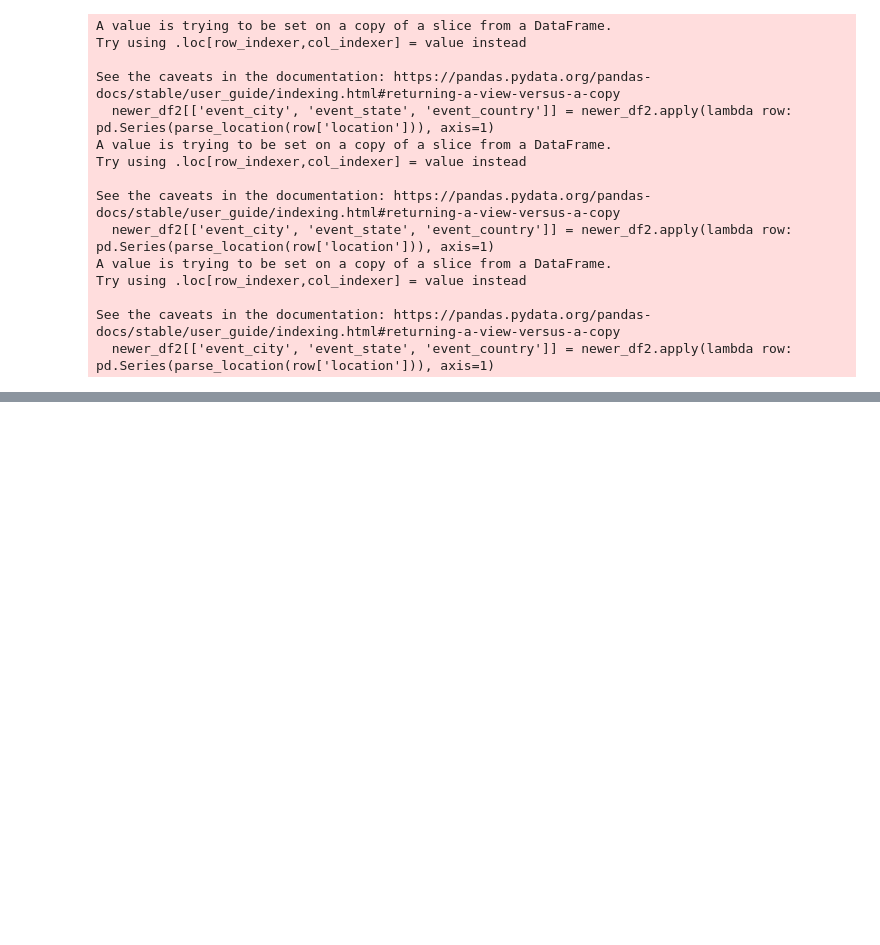
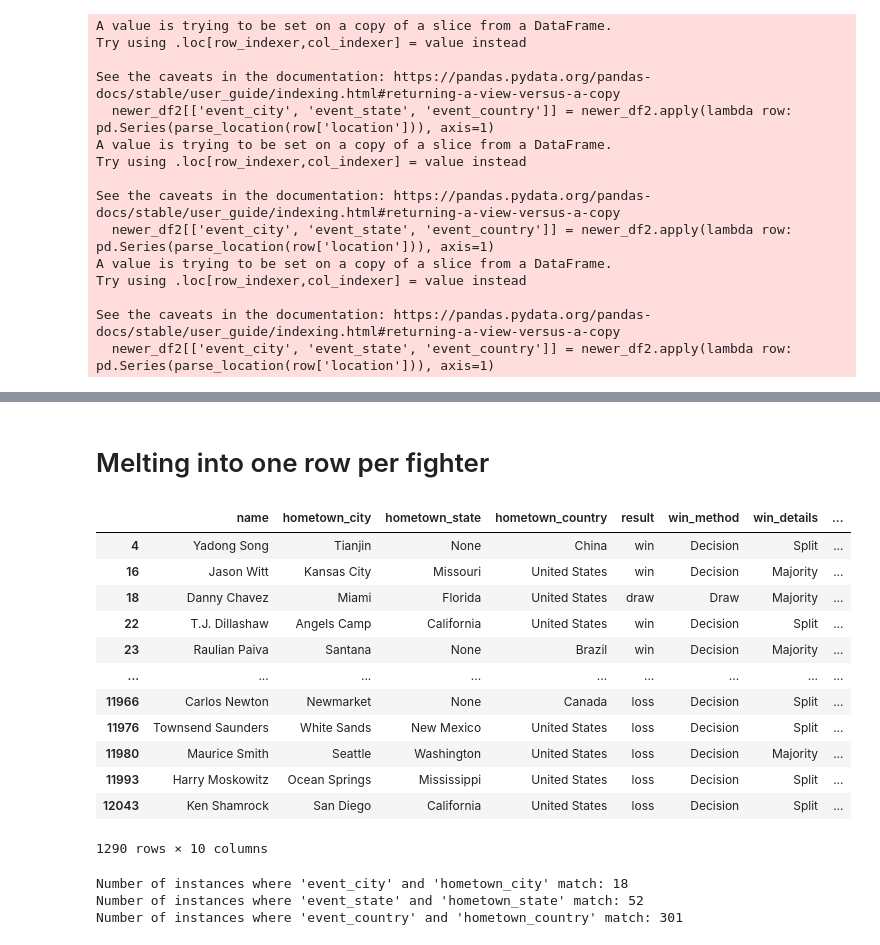
Before and after one commit to tstreet24/Sports, a Jupyter notebook: sports.ipynb, the cells around one changed output, grey strips where cells are left out. Drawn from its saved outputs; the diff is of its cells as text; code cells hidden in the pictures; blank space fills up the shorter version.

```diff
--- a/sports.ipynb
+++ b/sports.ipynb
@@ -58,3 +30,5 @@ Index(['url', 'event_title', 'organisation', 'date', 'location', 'match_nr',
+# %%
+fights = fights[fights['organisation'] == "Ultimate Fighting Championship (UFC)"]
 # %%
 fights.head(5)
 # %% [output]
@@ -647,0 +289,72 @@ newer_df2.head(5)
+# %% [markdown]
+# Melting into one row per fighter
+# %%
+# Expanding 'fighter1_df' and 'fighter2_df' with the new match-up variables
+fighter1_df = newer_df2[[
+    'fighter1_name', 'fighter1_hometown_city', 'fighter1_hometown_state', 'fighter1_hometown_country',
+    'fighter1_result', 'win_method', 'win_details',
+    'fighter1_event_hometown_country_match', 'fighter1_event_hometown_city_match', 'fighter1_event_hometown_state_match'
+]].rename(columns={
+    'fighter1_name': 'name',
+    'fighter1_hometown_city': 'hometown_city',
+    'fighter1_hometown_state': 'hometown_state',
+    'fighter1_hometown_country': 'hometown_country',
+    'fighter1_result': 'result',
+    'fighter1_event_hometown_country_match': 'event_hometown_country_match',
+    'fighter1_event_hometown_city_match': 'event_hometown_city_match',
+    'fighter1_event_hometown_state_match': 'event_hometown_state_match'
+})
+
+fighter2_df = newer_df2[[
+    'fighter2_name', 'fighter2_hometown_city', 'fighter2_hometown_state', 'fighter2_hometown_country',
+    'fighter2_result', 'win_method', 'win_details',
+    'fighter2_event_hometown_country_match', 'fighter2_event_hometown_city_match', 'fighter2_event_hometown_state_match'
+]].rename(columns={
+    'fighter2_name': 'name',
+    'fighter2_hometown_city': 'hometown_city',
+    'fighter2_hometown_state': 'hometown_state',
+    'fighter2_hometown_country': 'hometown_country',
+    'fighter2_result': 'result',
+    'fighter2_event_hometown_country_match': 'event_hometown_country_match',
+    'fighter2_event_hometown_city_match': 'event_hometown_city_match',
+    'fighter2_event_hometown_state_match': 'event_hometown_state_match'
+})
+
+# Concatenating the two DataFrames to have two rows per fight, including the new variables
+new_df2 = pd.concat([fighter1_df, fighter2_df], ignore_index=True)
+# %%
+splits = new_df2[new_df2['win_details'].isin(['Split', 'Majority'])]
+splits
+# %% [output]
+|  | name | hometown_city | hometown_state | hometown_country | result | win_method | win_details | ... |
+| 4 | Yadong Song | Tianjin | None | China | win | Decision | Split | ... |
+| 16 | Jason Witt | Kansas City | Missouri | United States | win | Decision | Majority | ... |
+| 18 | Danny Chavez | Miami | Florida | United States | draw | Draw | Majority | ... |
+| 22 | T.J. Dillashaw | Angels Camp | California | United States | win | Decision | Split | ... |
+| 23 | Raulian Paiva | Santana | None | Brazil | win | Decision | Majority | ... |
+| ... | ... | ... | ... | ... | ... | ... | ... | ... |
+| 11966 | Carlos Newton | Newmarket | None | Canada | loss | Decision | Split | ... |
+| 11976 | Townsend Saunders | White Sands | New Mexico | United States | loss | Decision | Split | ... |
+| 11980 | Maurice Smith | Seattle | Washington | United States | loss | Decision | Majority | ... |
+| 11993 | Harry Moskowitz | Ocean Springs | Mississippi | United States | loss | Decision | Split | ... |
+| 12043 | Ken Shamrock | San Diego | California | United States | loss | Decision | Split | ... |
+1290 rows × 10 columns
+# %%
+# Assuming 'new_df2' is the DataFrame containing all the concatenated information including the match-up variables
+
+# Calculate the number of instances where 'event_city' and 'hometown_city' match
+city_matches = splits['event_hometown_city_match'].sum()
+print(f"Number of instances where 'event_city' and 'hometown_city' match: {city_matches}")
+
+# Calculate the number of instances where 'event_state' and 'hometown_state' match
+state_matches = splits['event_hometown_state_match'].sum()
+print(f"Number of instances where 'event_state' and 'hometown_state' match: {state_matches}")
+
+# Calculate the number of instances where 'event_country' and 'hometown_country' match but are not 'United States'
+# This step requires checking if the event_country is not 'United States', then summing the matches
+country_matches = splits['event_hometown_country_match'].sum()
+print(f"Number of instances where 'event_country' and 'hometown_country' match: {country_matches}")
+# %% [output]
+Number of instances where 'event_city' and 'hometown_city' match: 18
+Number of instances where 'event_state' and 'hometown_state' match: 52
+Number of instances where 'event_country' and 'hometown_country' match: 301
```
Also changed, not shown: parts of 36 cells of this notebook.
